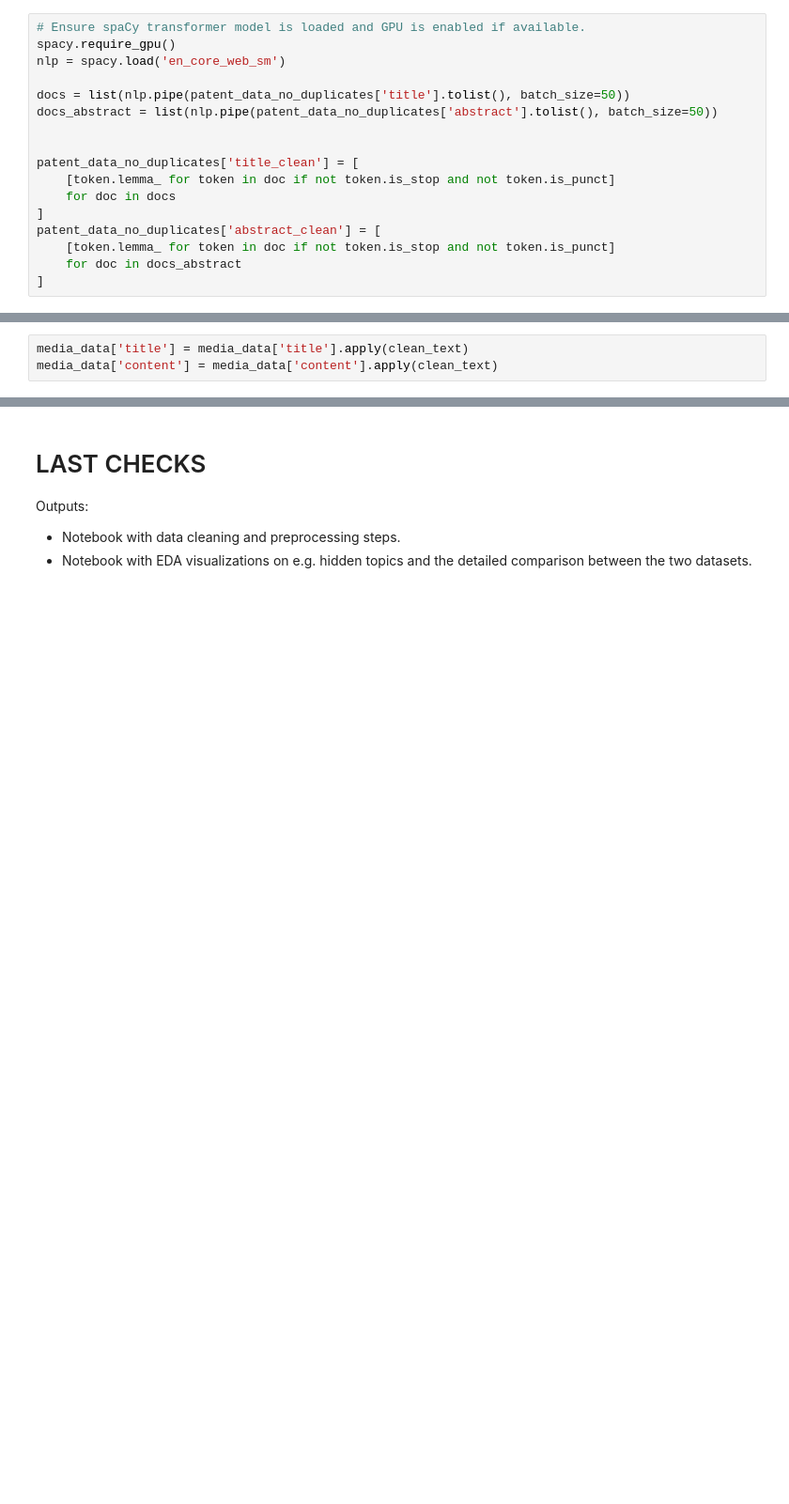
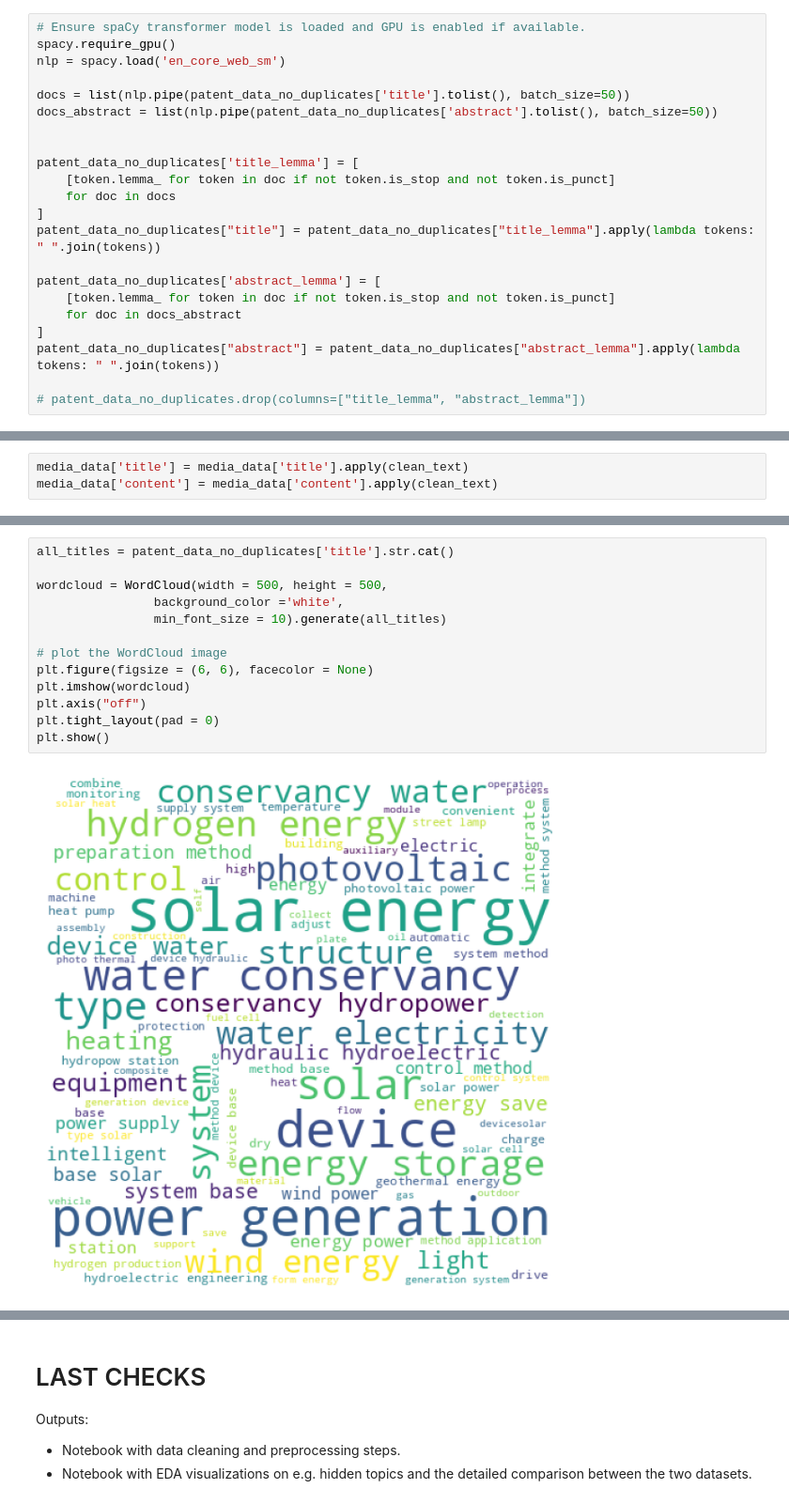
Before and after one commit to lucarenz1997/NLP, a Jupyter notebook: Stage_1_Cleaning_and_Preprocessing.ipynb, the cells around one changed output, grey strips where cells are left out. Shown at 94% size. Saved outputs shown, nothing was run; the diff lists cells and outputs as text; blank space fills up the shorter version.

Commit message:
Media and Patent Preprocessed

```diff
--- a/Stage_1_Cleaning_and_Preprocessing.ipynb
+++ b/Stage_1_Cleaning_and_Preprocessing.ipynb
@@ -327,11 +343,16 @@ docs = list(nlp.pipe(patent_data_no_duplicates['title'].tolist(), batch_size=50)
 docs_abstract = list(nlp.pipe(patent_data_no_duplicates['abstract'].tolist(), batch_size=50))
 
 
-patent_data_no_duplicates['title_clean'] = [
+patent_data_no_duplicates['title_lemma'] = [
     [token.lemma_ for token in doc if not token.is_stop and not token.is_punct]
     for doc in docs
 ]
-patent_data_no_duplicates['abstract_clean'] = [
+patent_data_no_duplicates["title"] = patent_data_no_duplicates["title_lemma"].apply(lambda tokens: " ".join(tokens))
+
+patent_data_no_duplicates['abstract_lemma'] = [
     [token.lemma_ for token in doc if not token.is_stop and not token.is_punct]
     for doc in docs_abstract
 ]
+patent_data_no_duplicates["abstract"] = patent_data_no_duplicates["abstract_lemma"].apply(lambda tokens: " ".join(tokens))
+
+# patent_data_no_duplicates.drop(columns=["title_lemma", "abstract_lemma"])
@@ -400,0 +419,15 @@ media_data['content_clean'] = [
+# %%
+all_titles = patent_data_no_duplicates['title'].str.cat()
+
+wordcloud = WordCloud(width = 500, height = 500,
+                background_color ='white',
+                min_font_size = 10).generate(all_titles)
+
+# plot the WordCloud image
+plt.figure(figsize = (6, 6), facecolor = None)
+plt.imshow(wordcloud)
+plt.axis("off")
+plt.tight_layout(pad = 0)
+plt.show()
+# %% [output]
+[figure, added]
```
Also changed, not shown: parts of 16 cells of this notebook.
